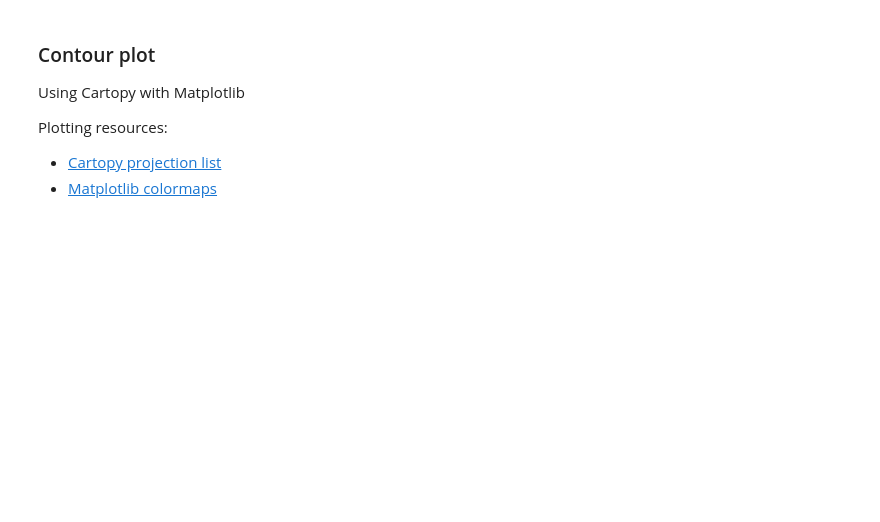
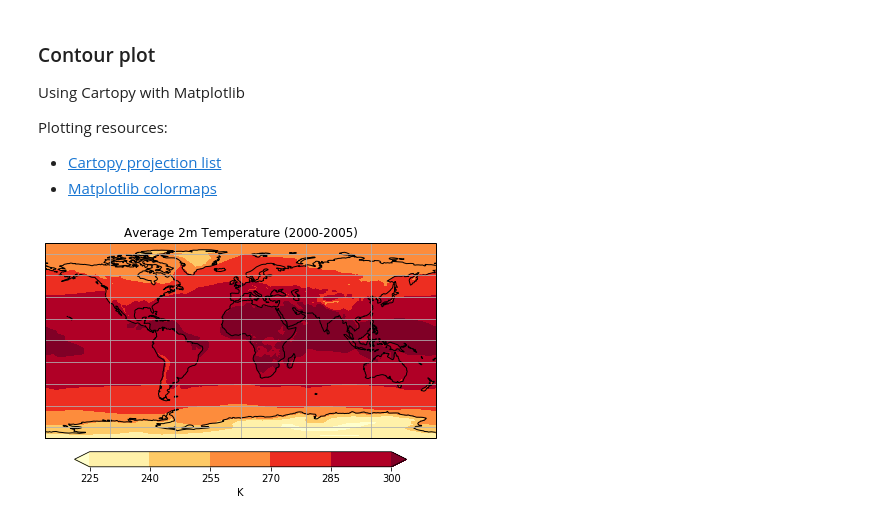
Before and after one commit to CLIVAC/pyclivac, a Jupyter notebook: examples/netcdf_basics.ipynb, the cells around one changed output. Drawn from its saved outputs; the diff is of its cells as text; code cells hidden in the pictures; blank space fills up the shorter version.

```diff
--- a/examples/netcdf_basics.ipynb
+++ b/examples/netcdf_basics.ipynb
@@ -100,30 +103,33 @@ simple_contour_plot(t2m_mean, lons, lats, sequential = True)
 # %%
 # Data for plotting
 data = t2m_mean
 
 # Set map projection
-proj = ccrs.PlateCarree()
+mapcrs = ccrs.PlateCarree() # mapcrs - what want in
+datacrs = ccrs.PlateCarree() # datacrs - what comes in
 
 # Set up figure and axes
 fig = plt.figure(figsize=(7, 5))
-ax = fig.add_subplot(1, 1, 1, projection=proj)
+ax = fig.add_subplot(1, 1, 1, projection=mapcrs)
 
 # Add data
-p = ax.contourf(lons, lats, data, transform=proj,
+p = ax.contourf(lons, lats, data, transform=datacrs,
                 cmap='YlOrRd', extend='both')
 
 # Add plot elements
 ax.coastlines()
 ax.gridlines()
 plt.title('Average 2m Temperature (2000-2005)')
 
 # Add colorbar
 cbar = plt.colorbar(p, orientation='horizontal',
                     shrink=0.85, pad=0.05,
                     label=t2m_units)
 
 # Save to file
 plt.savefig('plotfile.png')
 
 # Show plot
 plt.show()
+# %% [output]
+[figure, added]
```
Also changed, not shown: parts of 7 cells of this notebook, 2 other files.
